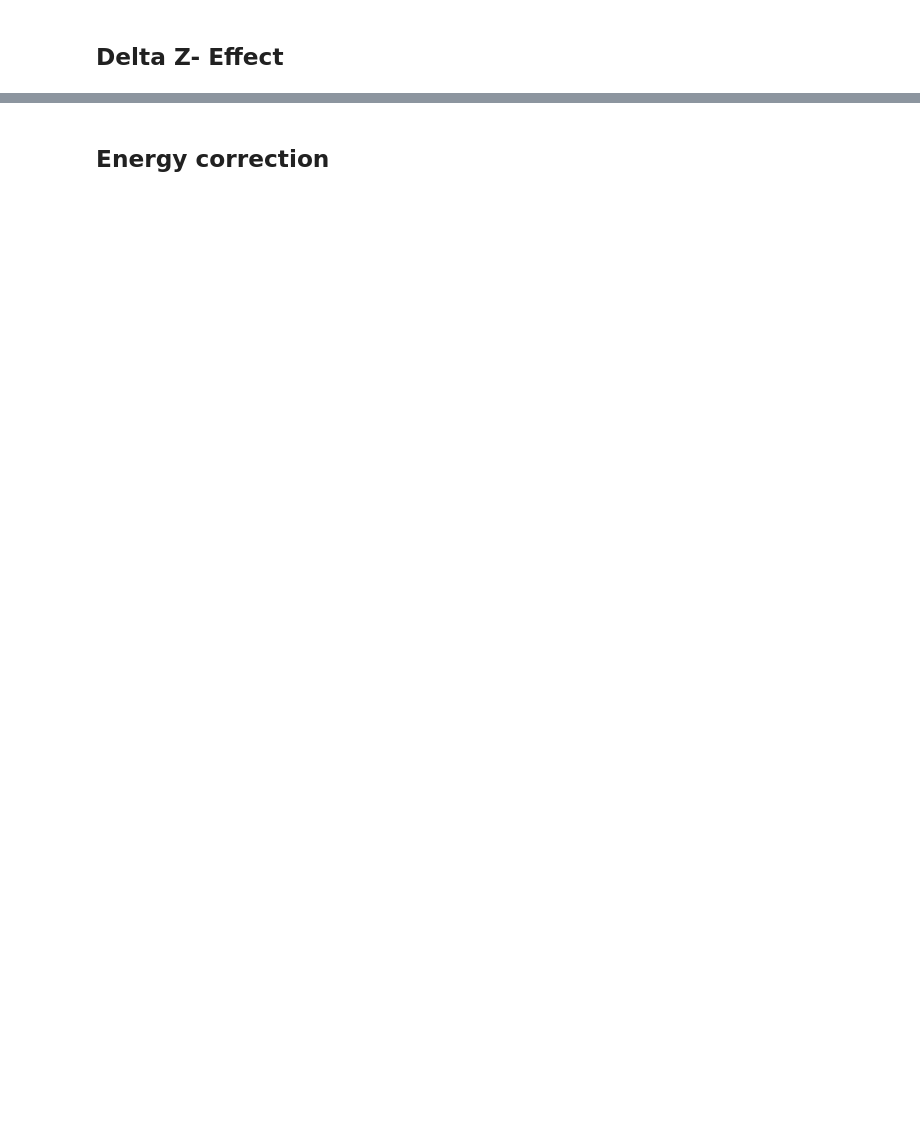
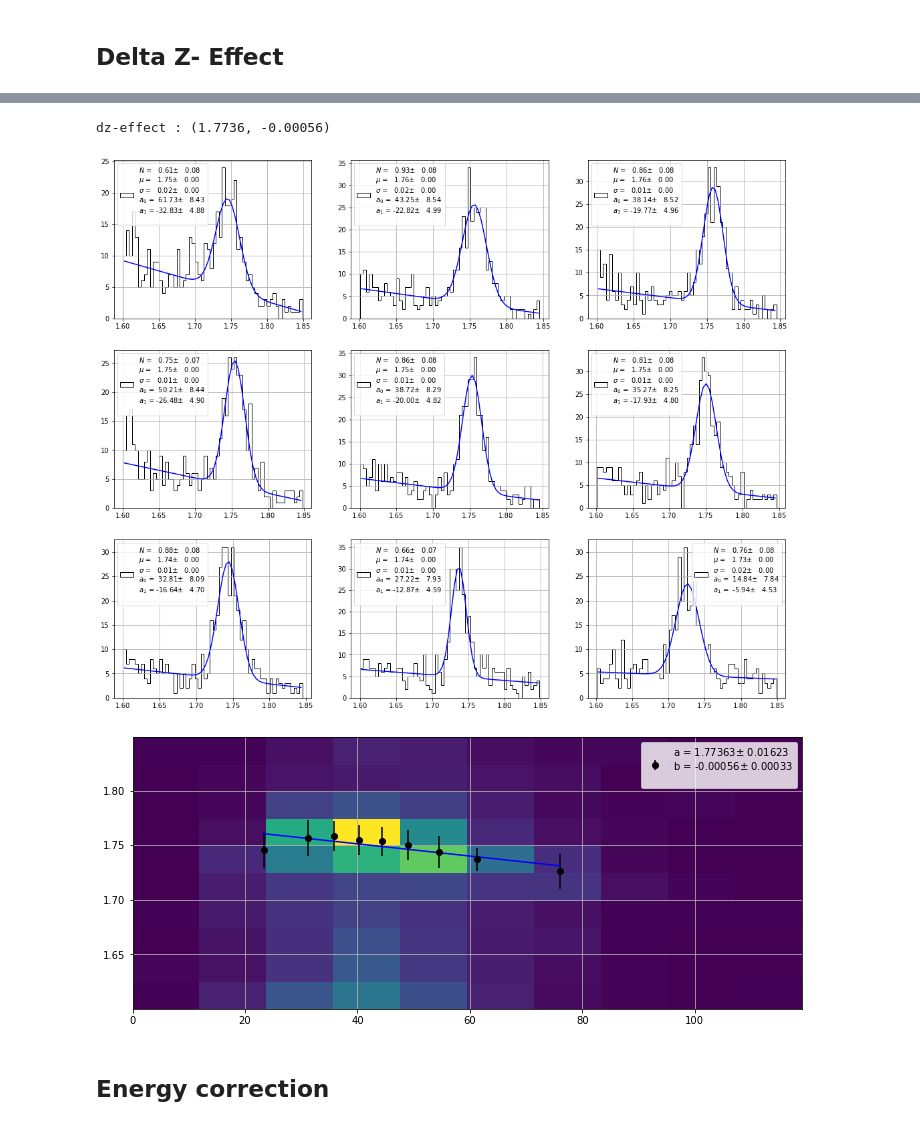
Before and after one commit to jahernando/next, a Jupyter notebook: NB/demo/demo_energy_resolution_run8.ipynb, the cells around one changed output, grey strips where cells are left out. Cells and saved outputs as stored; diff of their text form; code cells hidden in the pictures; blank space fills up the shorter version.

```diff
--- a/NB/demo/demo_energy_resolution_run8.ipynb
+++ b/NB/demo/demo_energy_resolution_run8.ipynb
@@ -169,3 +146,10 @@ energy 1.7736 slope -0.00055887
+# %%
+p0 = (10., 1.75, 0.2, 10, -10)
+ds_par = plt_dzeffect('energy', 'ds', p0 = p0)
+# %% [output]
+dz-effect : (1.7736, -0.00056)
+[figure, added]
+[figure, added]
 # %% [markdown]
 ## Energy correction
 # %%
```
Also changed, not shown: parts of 15 cells of this notebook, 1 other file.
